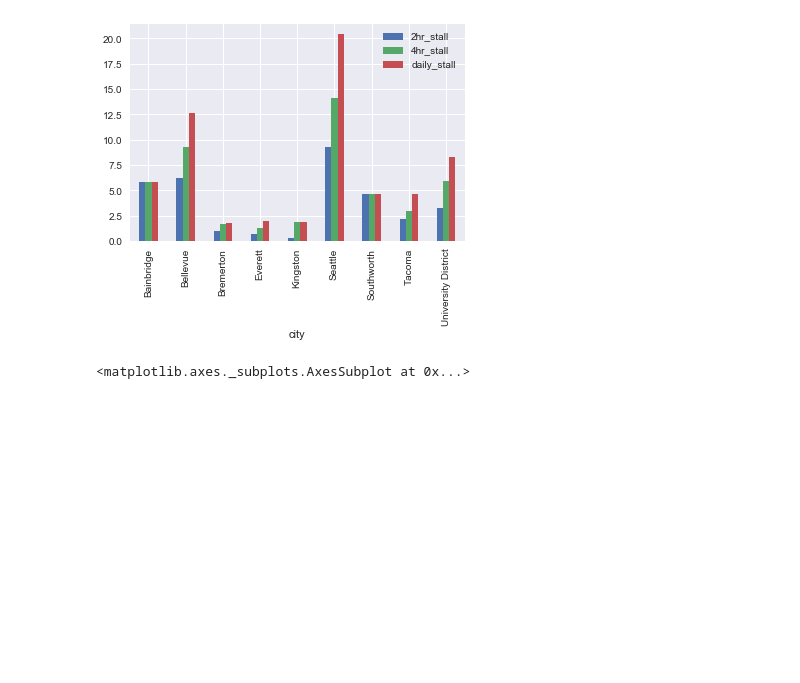
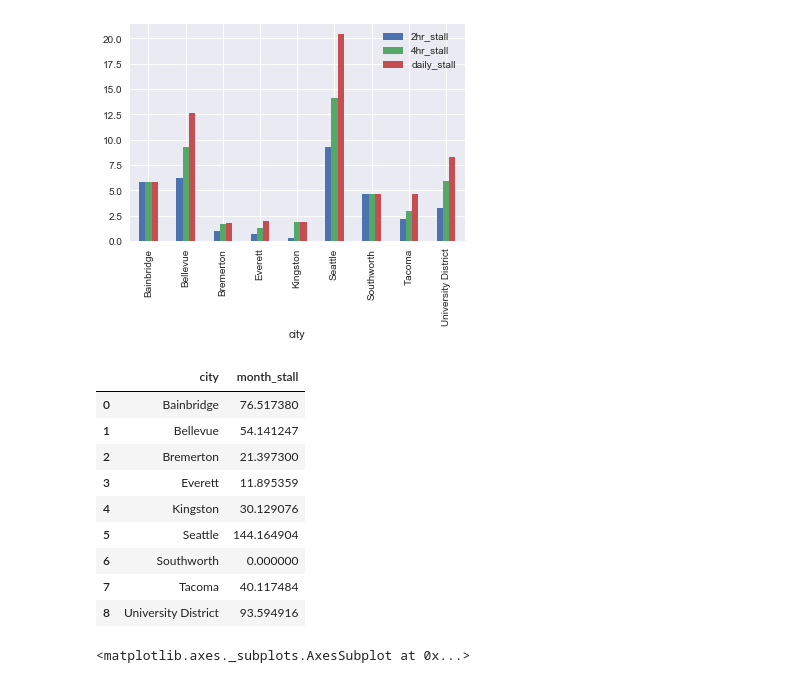
Before and after one commit to psrc/data-science, a Jupyter notebook: parking/2018_Parking_data_exploration.ipynb, the cells around one changed output. Cells and saved outputs as stored; diff of their text form; code cells hidden in the pictures; blank space fills up the shorter version.

```diff
--- a/parking/2018_Parking_data_exploration.ipynb
+++ b/parking/2018_Parking_data_exploration.ipynb
@@ -158,5 +158,18 @@ avg_4hr_stall.plot(x="city", y=["2hr_stall", '4hr_stall', 'daily_stall'], kind="
 # monthly cost
 my_df['month*max'] = my_df['monthcost'] * my_df['max']
 avg_month_stall = my_df.groupby(['city'])['month*max'].sum() / my_df.groupby(['city'])['max'].sum()
-avg_month_stall = pd.DataFrame(avg_daily_stall, columns = ['month_stall']).reset_index()
+avg_month_stall = pd.DataFrame(avg_month_stall, columns = ['month_stall']).reset_index()
+# %%
+avg_month_stall
+# %% [output]
+|  | city | month_stall |
+| 0 | Bainbridge | 76.517380 |
+| 1 | Bellevue | 54.141247 |
+| 2 | Bremerton | 21.397300 |
+| 3 | Everett | 11.895359 |
+| 4 | Kingston | 30.129076 |
+| 5 | Seattle | 144.164904 |
+| 6 | Southworth | 0.000000 |
+| 7 | Tacoma | 40.117484 |
+| 8 | University District | 93.594916 |
 # %%
```
Also changed, not shown: parts of 6 cells of this notebook.
